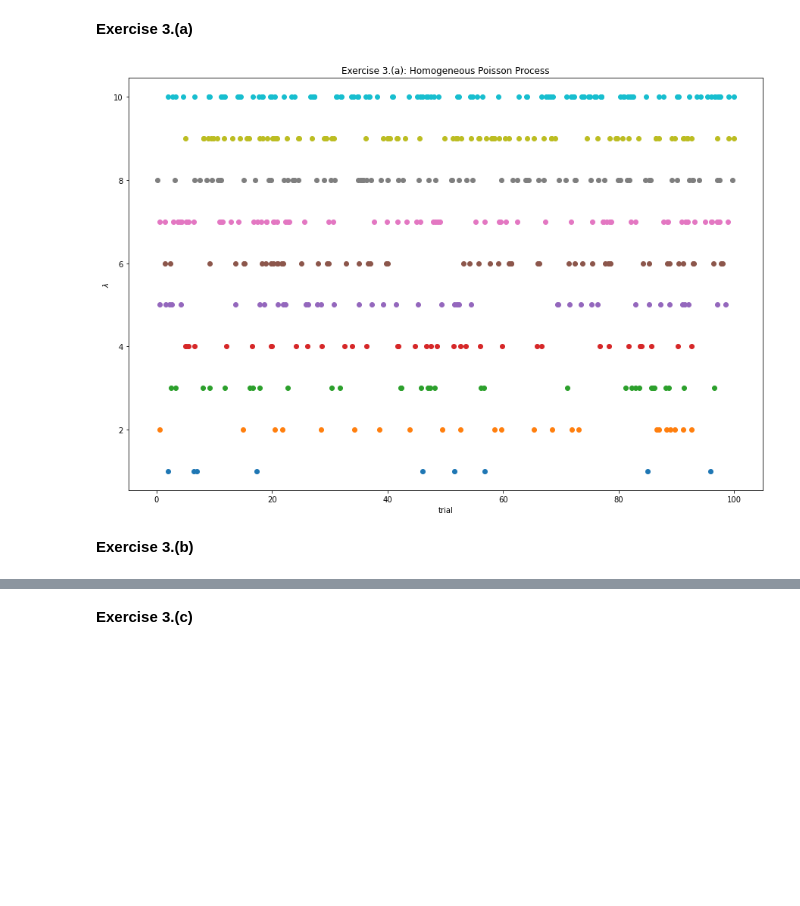
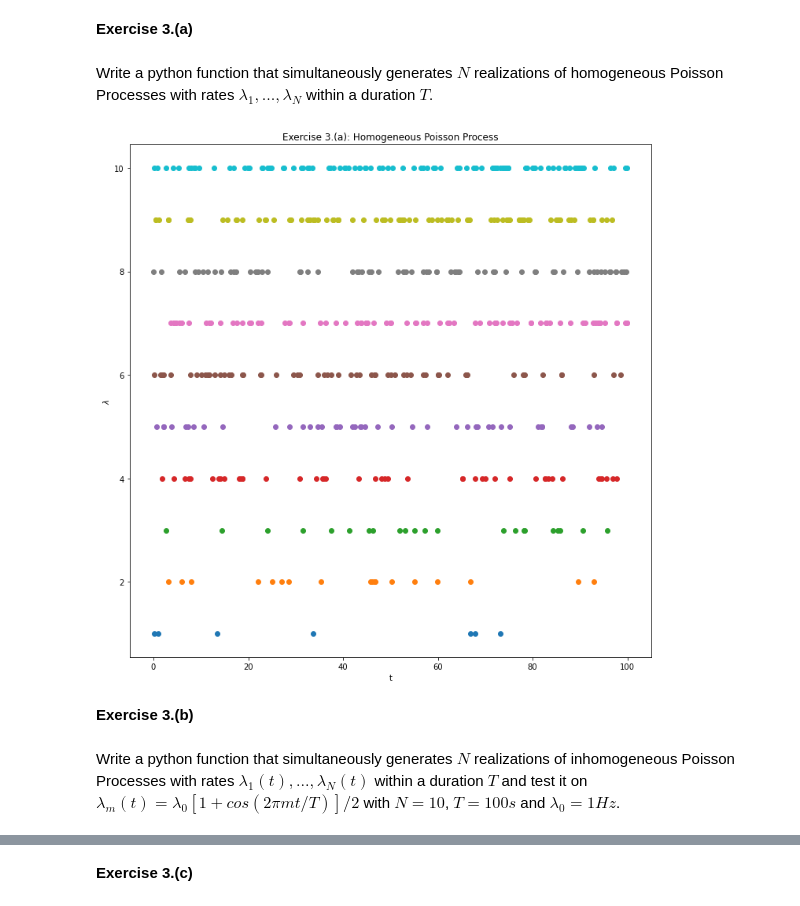
Before and after one commit to katjakleespies/tnc-exercises, a Jupyter notebook: 1_exercises_katja.ipynb, the cells around one changed output, grey strips where cells are left out. Drawn from its saved outputs; the diff is of its cells as text; code cells hidden in the pictures; blank space fills up the shorter version.

```diff
--- a/1_exercises_katja.ipynb
+++ b/1_exercises_katja.ipynb
@@ -5,34 +5,43 @@ import numpy as np
 from matplotlib import pyplot as plt
 # %% [markdown]
 __Exercise 3.(a)__
+# %% [markdown]
+Write a python function that simultaneously generates $N$ realizations of homogeneous Poisson
+Processes with rates $λ_1, ..., λ_N$ within a duration $T$.
 # %%
-N = 10
-lambdas = np.linspace(0.1, 1, N)
-T = 100
-t_all_trials = []
-
-for i_trial in range(N):
-    t_trial = [-1]
-    while t_trial[-1] < T:
-        u = np.random.rand()
-        ISI = -np.log(1-u) / lambdas[i_trial]
-        if t_trial[-1] + ISI > T:
-            break
-        else:
-            if t_trial[-1] == -1:
-                t_trial[-1] = ISI
+def poisson_a(N, T):
+    lambdas = np.linspace(0.1, 1, N)
+    t_all_trials = []
+    for i_trial in range(N):
+        t_trial = [-1]
+        while t_trial[-1] < T:
+            u = np.random.rand()
+            ISI = -np.log(1-u) / lambdas[i_trial]
+            if t_trial[-1] + ISI > T:
+                break
             else:
-                t_trial.append(t_trial[-1] + ISI)
-    t_all_trials.append(t_trial)
+                if t_trial[-1] == -1:
+                    t_trial[-1] = ISI
+                else:
+                    t_trial.append(t_trial[-1] + ISI)
+        t_all_trials.append(t_trial)
+    return t_all_trials
 # %%
-plt.figure(figsize = (15,10))
+N=10; T=100
+
+t_all_trials = poisson_a(N, T)
+
+plt.figure(figsize = (10,10))
 for i_trial in range(N):
     plt.scatter(t_all_trials[i_trial], np.full(len(t_all_trials[i_trial]), i_trial + 1))
-    plt.xlabel('trial')
+    plt.xlabel('t')
     plt.ylabel('$\lambda$')
     plt.title('Exercise 3.(a): Homogeneous Poisson Process')
+plt.tight_layout()
 # %% [output]
-[figure, old version]
+[figure, new version]
 # %% [markdown]
 __Exercise 3.(b)__
+# %% [markdown]
+Write a python function that simultaneously generates $N$ realizations of inhomogeneous Poisson Processes with rates $λ_1(t), ..., λ_N(t)$ within a duration $T$ and test it on $λ_m(t) = λ_0 [1 + cos(2πm t/T )]/2$ with $N = 10$, $T = 100s$ and $λ_0 = 1Hz$.
 # %%
```
Also changed, not shown: parts of 13 cells of this notebook.
